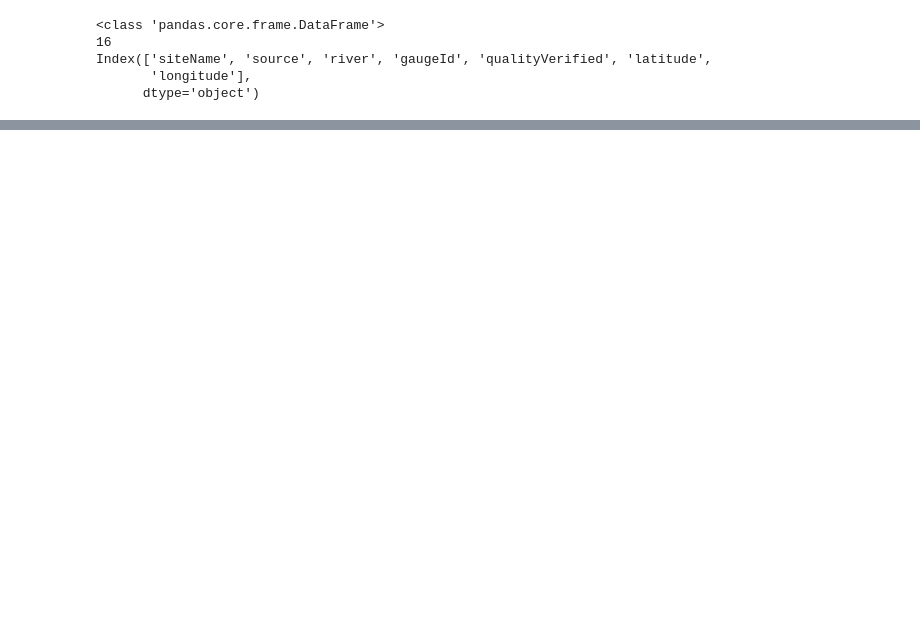
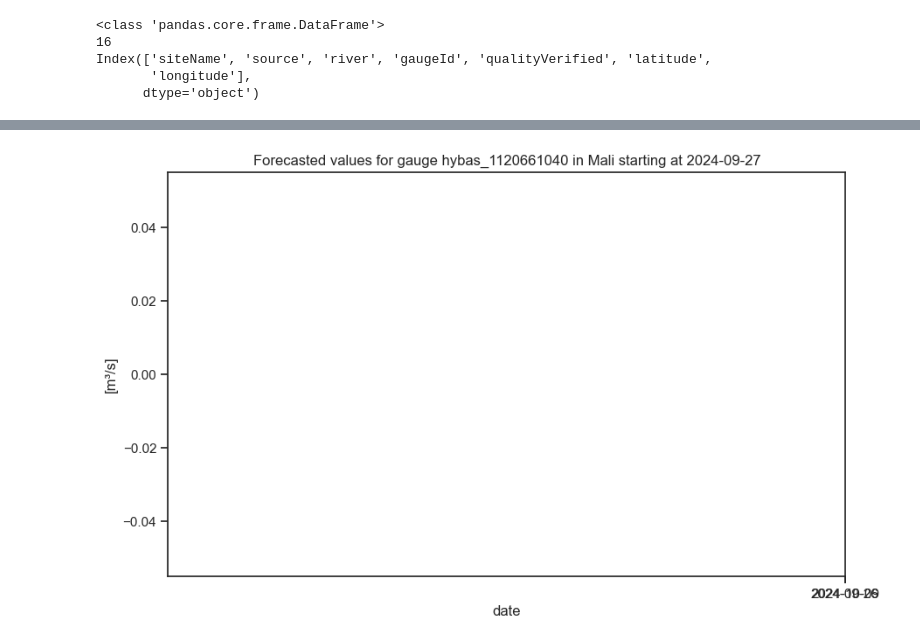
Before and after one commit to valentijn7/floods_repo, a Jupyter notebook: src/extract_data/main.ipynb, the cells around one changed output, grey strips where cells are left out. Cells and saved outputs as stored; diff of their text form; code cells hidden in the pictures; blank space fills up the shorter version.

```diff
--- a/src/extract_data/main.ipynb
+++ b/src/extract_data/main.ipynb
@@ -283,0 +295,6 @@ pprint.pprint(
+# %%
+plot_week_of_gauge_forecast_for_issue_time(
+    df_forecasts_ML, df_gauges_ML['gaugeId'].tolist()[0], start_date, 'Mali'
+)
+# %% [output]
+[figure, added]
```
Also changed, not shown: parts of 34 cells of this notebook, 2 other files.
